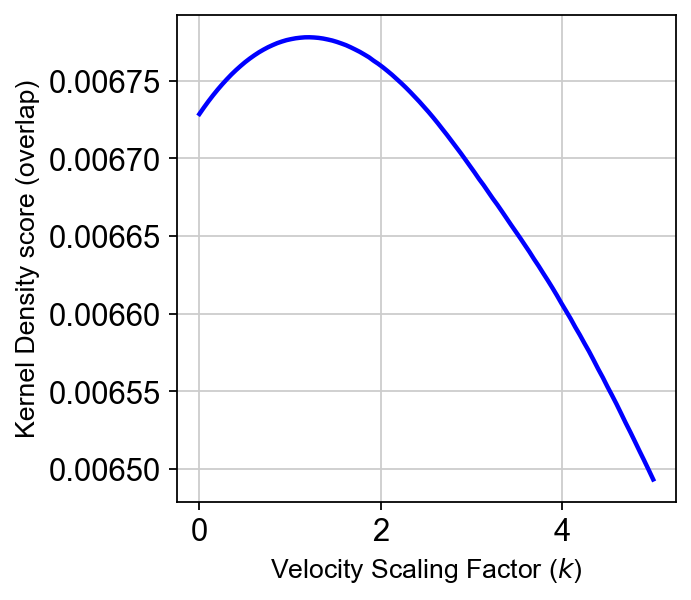
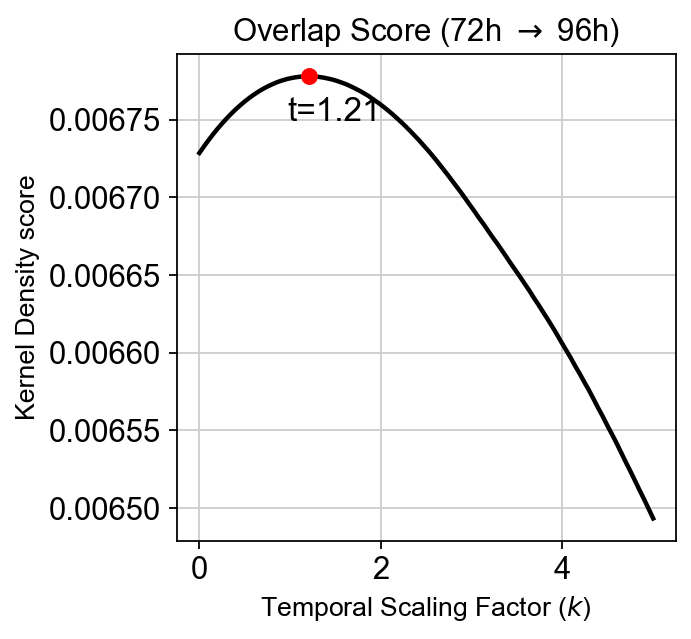
Unified diff of the notebook cell whose output changed from the first chart to the second:
--- before
+++ after
@@ -1,3 +1,4 @@
 def find_optimal_k(init_pos, vf_start, vf_end, ref_adata):
+    
     # candidate scaling factors
     candidate_ks = np.linspace(0, 5, 100)
@@ -31,7 +32,18 @@
     print(f"Max overlap score: {max_score:.4f}")
 
-    plt.plot(candidate_ks, scores, linestyle='-', color='b', linewidth=2)
-    plt.xlabel('Velocity Scaling Factor ($k$)', fontsize=12)
-    plt.ylabel('Kernel Density score (overlap)', fontsize=12)
+    plt.plot(candidate_ks, scores, linestyle='-', color='k', linewidth=2)
+
+    plt.scatter(best_k, max_score, color='r', s=50, zorder=5, label=f'$k$ = {best_k:.2f}')
+
+    plt.annotate(
+        f't={best_k:.2f}', 
+        xy=(best_k, max_score), 
+        xytext=(-10, -20), 
+        textcoords='offset points', 
+        fontsize=15)
+
+    plt.xlabel('Temporal Scaling Factor ($k$)', fontsize=12)
+    plt.ylabel('Kernel Density score', fontsize=12)
+    plt.title("Overlap Score (72h $\\rightarrow$ 96h)")
     
     return best_k

Commit: final